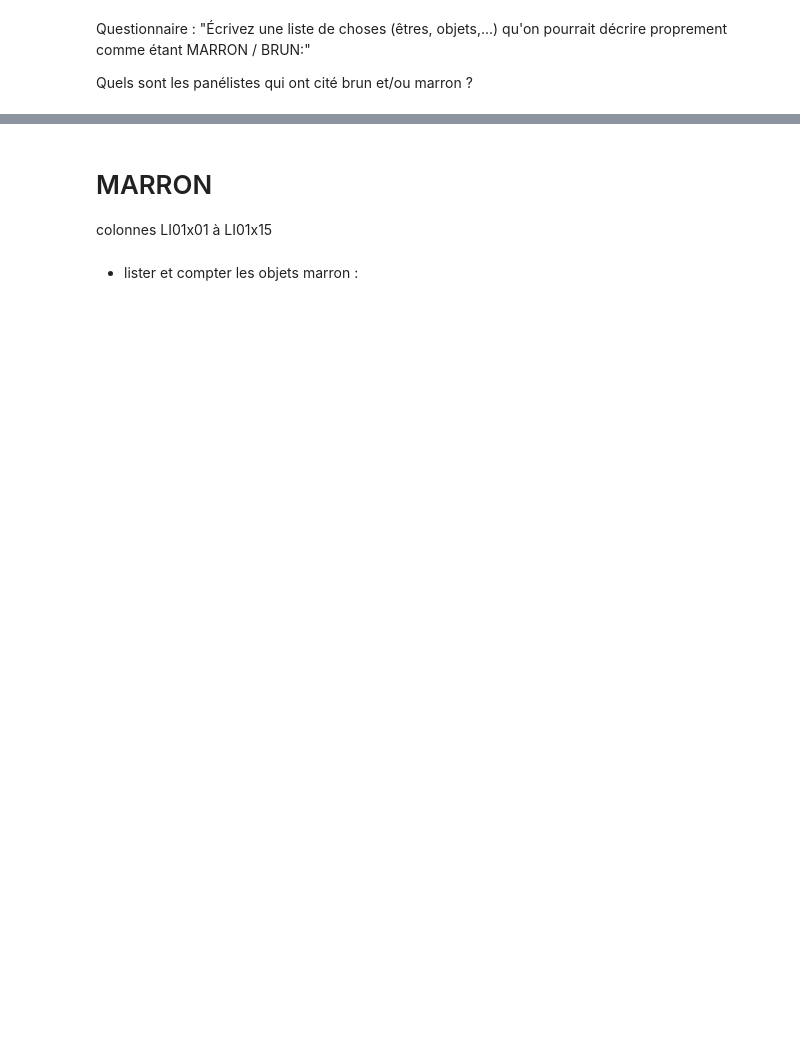
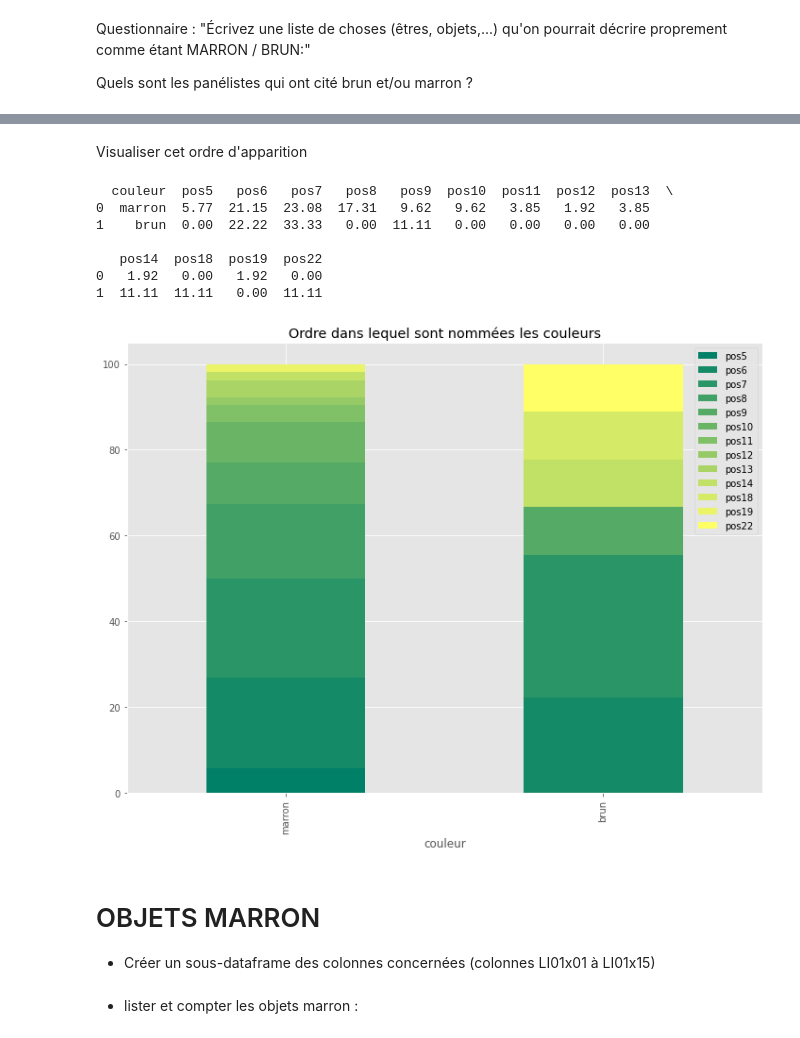
Before and after one commit to fmelanie/COLOR, a Jupyter notebook: colors.ipynb, the cells around one changed output, grey strips where cells are left out. Cells and saved outputs as stored; diff of their text form; code cells hidden in the pictures; blank space fills up the shorter version.

Commit message:
graph position

```diff
--- a/colors.ipynb
+++ b/colors.ipynb
@@ -339,2 +360,6 @@ Il est donc possible de modifier les couleurs de l'objet "myListTermes" pour obs
+# %%
+# pour l'instant, uniquement une liste de 2 termes!
+# myListTermes=["rouge","rose"]
+myListTermes=["brun","marron"]
 # %%
 for i, l in dfColor.iterrows():
@@ -347,14 +380,11 @@ Questionnaire : "Écrivez une liste de choses (êtres, objets,...) qu'on pourrai
 
 Quels sont les panélistes qui ont cité brun et/ou marron ?
 # %%
-# pour l'instant, uniquement une liste de 2 termes!
-myListTermes=["marron","brun"]
-
 print("\npanélistes qui ont cité les 2 :")
 print(findPanelistes(myListTermes,myColColor)[0])
 
-print("\npanélistes qui ont cité que le " + myListTermes[0])
+print("\npanélistes qui n'ont cité que le " + myListTermes[0])
 print(findPanelistes(myListTermes,myColColor)[1])
 
-print("\npanélistes qui ont cité que le " + myListTermes[1])
+print("\npanélistes qui n'ont cité que le " + myListTermes[1])
 print(findPanelistes(myListTermes,myColColor)[2])
@@ -362,0 +402,9 @@ print(findPanelistes(myListTermes,myColColor)[2])
+# %%
+# Selon la liste de termes choisis -> compter le nbr d'occ de chacun de ces termes
+cptTotal=dict()
+#listCommune = findPanelistes(myListTermes,myColColor)[0]
+
+for t in range(0,len(myListTermes)):
+    cptTotal[myListTermes[t]]=len(findPanelistes(myListTermes,myColColor)[0])+len(findPanelistes(myListTermes,myColColor)[t+1])
+
+print("nb d'occ de chacune des couleurs :" + str(cptTotal))
@@ -363,4 +445,55 @@ print(findPanelistes(myListTermes,myColColor)[2])
+# %% [markdown]
+Visualiser cet ordre d'apparition
+# %%
+v = locals()
+myVar = list()
+
+# visulaser... les valeurs absolues : values[0] / les valeurs relatives : values[1]
+for keyTerm in myDicOrdreColor:
+    # créer la variable : color_mean = list() - ou color reprend chcune des couleurs choisies
+    v[str(keyTerm)+str("_mean")] = [keyTerm,0,0,0,0,0,0,0,0,0,0,0,0,0,0,0,0,0,0,0,0,0,0,0,0,0]
+    myVar.append(str(keyTerm)+str("_mean"))
+
+    for pos, values in myDicOrdreColor[keyTerm].items():
+        # VALEURS ABSOLUES
+        # eval(keyTerm+str("_mean"))[pos] = values[0]
+        # VALEURS RELATIVES
+        eval(keyTerm+str("_mean"))[pos] = values[1]
+
+columnsName=list()
+columnsName.append('couleur')
+for i in range(1,26):
+    name='pos'+str(i)
+    columnsName.append(name)
+
+#print(columnsName)
+
+# create data
+df = pd.DataFrame([eval(str(myVar[0])), eval(str(myVar[1]))],
+                  columns=columnsName)
+# Ne garder que les positions occupées par les 2 couleurs (=> enlever si chacune est à 0)
+df_NotNul=df.loc[:, (df != 0).any(axis=0)]
+# view data
+print(df_NotNul)
+
+# dégradé de couleurs modifiable
+# http://scipy.github.io/old-wiki/pages/Cookbook/Matplotlib/Show_colormaps
+# colormap='Blues','RdBu','winter'
+df_NotNul.plot(x='couleur', kind='bar', stacked=True, colormap='summer', figsize=(10,8),
+        title='Ordre dans lequel sont nommées les couleurs')
+
+plt.tight_layout()
+plt.show()
+# %% [output]
+  couleur  pos5   pos6   pos7   pos8   pos9  pos10  pos11  pos12  pos13  \
+0  marron  5.77  21.15  23.08  17.31   9.62   9.62   3.85   1.92   3.85
+1    brun  0.00  22.22  33.33   0.00  11.11   0.00   0.00   0.00   0.00
+
+   pos14  pos18  pos19  pos22
+0   1.92   0.00   1.92   0.00
+1  11.11  11.11   0.00  11.11
+[figure, added]
 # %% [markdown]
-# MARRON
+# OBJETS MARRON
 
-colonnes LI01x01 à LI01x15
+- Créer un sous-dataframe des colonnes concernées (colonnes LI01x01 à LI01x15)
```
Also changed, not shown: parts of 27 cells of this notebook, 2 other files.
